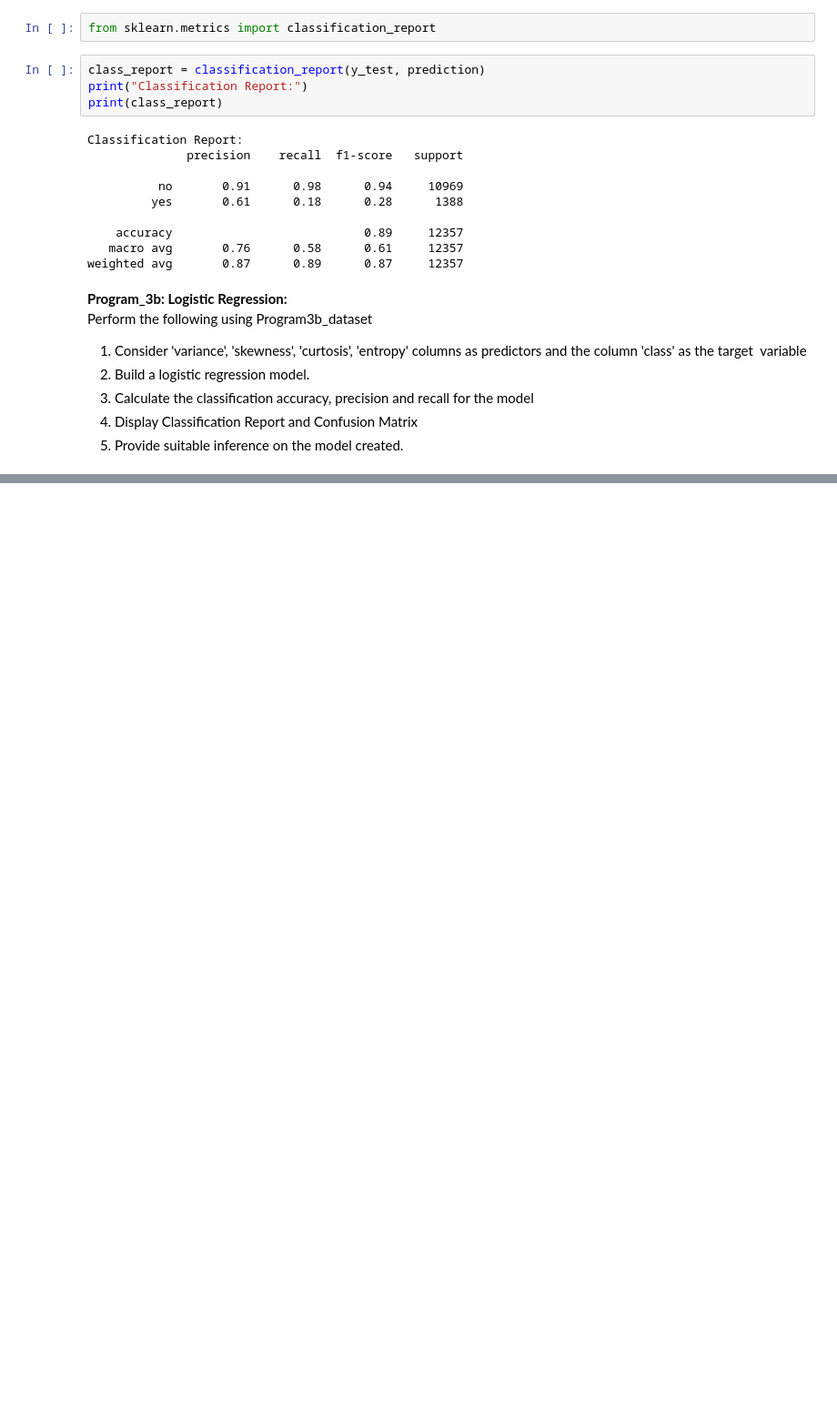
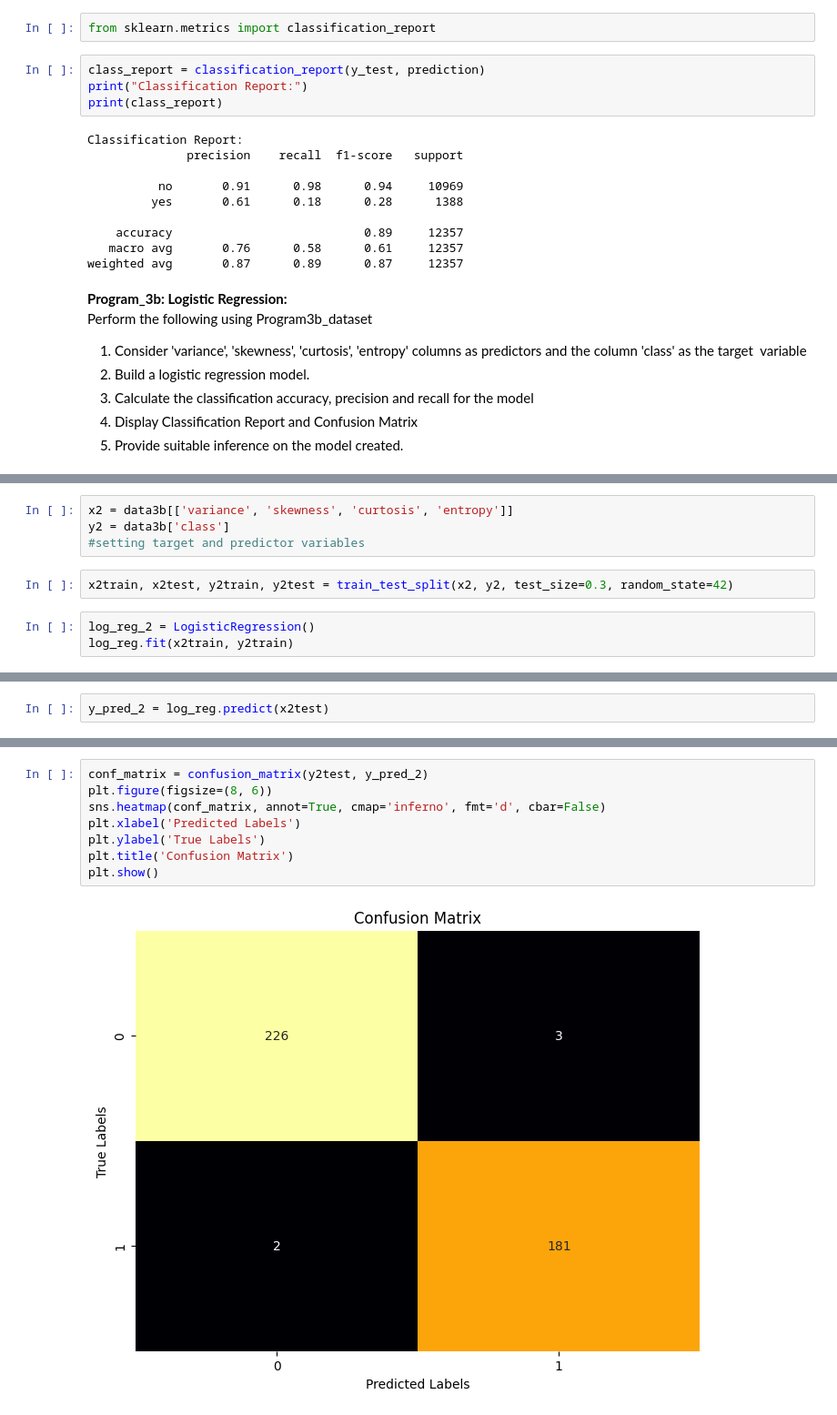
Before and after one commit to Arjun-P-Dinesh/Advanced-Machine-Learning, a Jupyter notebook: 2348506_LabProgram3.ipynb, the cells around one changed output, grey strips where cells are left out. Shown: that part at 91% size. Drawn from its saved outputs; the diff is of its cells as text; blank space fills up the shorter version.

```diff
--- a/2348506_LabProgram3.ipynb
+++ b/2348506_LabProgram3.ipynb
@@ -165,0 +217,9 @@ Perform the following using Program3b_dataset
+# %%
+x2 = data3b[['variance', 'skewness', 'curtosis', 'entropy']]
+y2 = data3b['class']
+#setting target and predictor variables
+# %%
+x2train, x2test, y2train, y2test = train_test_split(x2, y2, test_size=0.3, random_state=42)
+# %%
+log_reg_2 = LogisticRegression()
+log_reg.fit(x2train, y2train)
@@ -165,0 +228,2 @@ Perform the following using Program3b_dataset
+# %%
+y_pred_2 = log_reg.predict(x2test)
@@ -165,0 +266,10 @@ Perform the following using Program3b_dataset
+# %%
+conf_matrix = confusion_matrix(y2test, y_pred_2)
+plt.figure(figsize=(8, 6))
+sns.heatmap(conf_matrix, annot=True, cmap='inferno', fmt='d', cbar=False)
+plt.xlabel('Predicted Labels')
+plt.ylabel('True Labels')
+plt.title('Confusion Matrix')
+plt.show()
+# %% [output]
+[figure, added]
```
Also changed, not shown: parts of 12 cells of this notebook.
